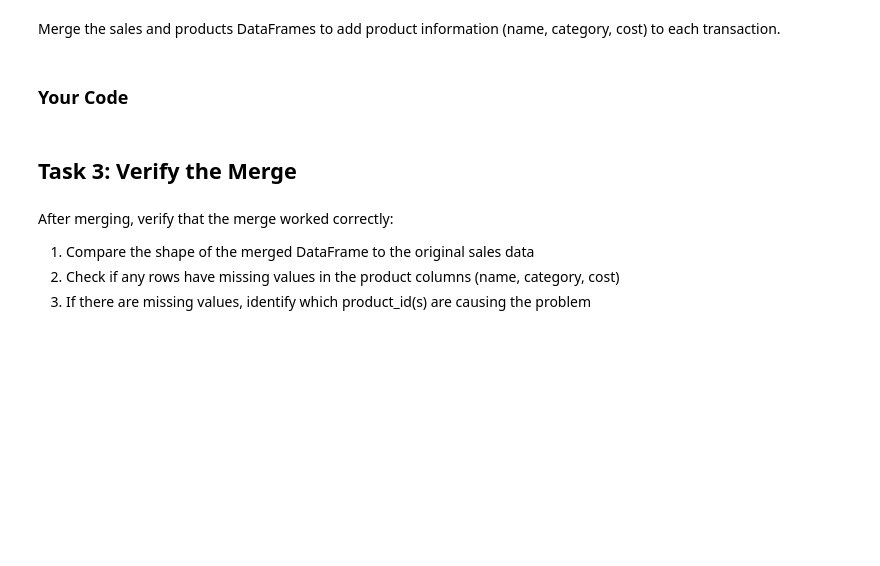
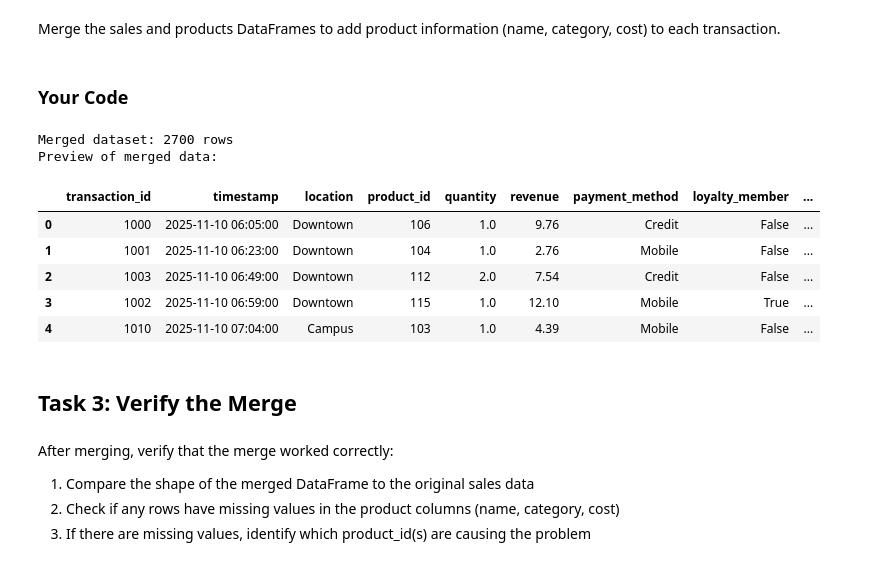
Before and after one commit to caitlintran3/py4eda-work, a Jupyter notebook: test_2b.ipynb, the cells around one changed output. Saved outputs shown, nothing was run; the diff lists cells and outputs as text; code cells hidden in the pictures; blank space fills up the shorter version.

```diff
--- a/test_2b.ipynb
+++ b/test_2b.ipynb
@@ -118,7 +176,25 @@ Merge the sales and products DataFrames to add product information (name, catego
 # %% [markdown]
 ### Your Code
 # %%
-# Task 2: use pd.merge() with appropriate join type
+sales_merged = pd.merge(
+    sales,
+    products,
+    on="product_id",
+    how="left"
+)
+
+print(f"Merged dataset: {len(sales_merged)} rows")
+print("Preview of merged data:")
+sales_merged.head()
+# %% [output]
+Merged dataset: 2700 rows
+Preview of merged data:
+|  | transaction_id | timestamp | location | product_id | quantity | revenue | payment_method | loyalty_member | ... |
+| 0 | 1000 | 2025-11-10 06:05:00 | Downtown | 106 | 1.0 | 9.76 | Credit | False | ... |
+| 1 | 1001 | 2025-11-10 06:23:00 | Downtown | 104 | 1.0 | 2.76 | Mobile | False | ... |
+| 2 | 1003 | 2025-11-10 06:49:00 | Downtown | 112 | 2.0 | 7.54 | Credit | False | ... |
+| 3 | 1002 | 2025-11-10 06:59:00 | Downtown | 115 | 1.0 | 12.10 | Mobile | True | ... |
+| 4 | 1010 | 2025-11-10 07:04:00 | Campus | 103 | 1.0 | 4.39 | Mobile | False | ... |
 # %% [markdown]
 ## Task 3: Verify the Merge
 # %% [markdown]
```
Also changed, not shown: parts of 8 cells of this notebook.
